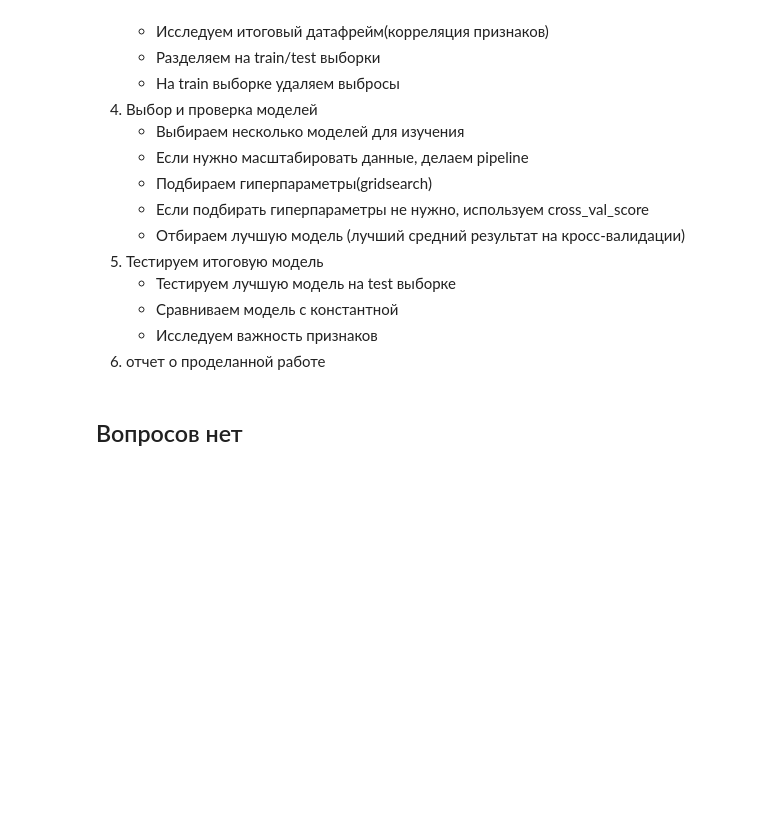
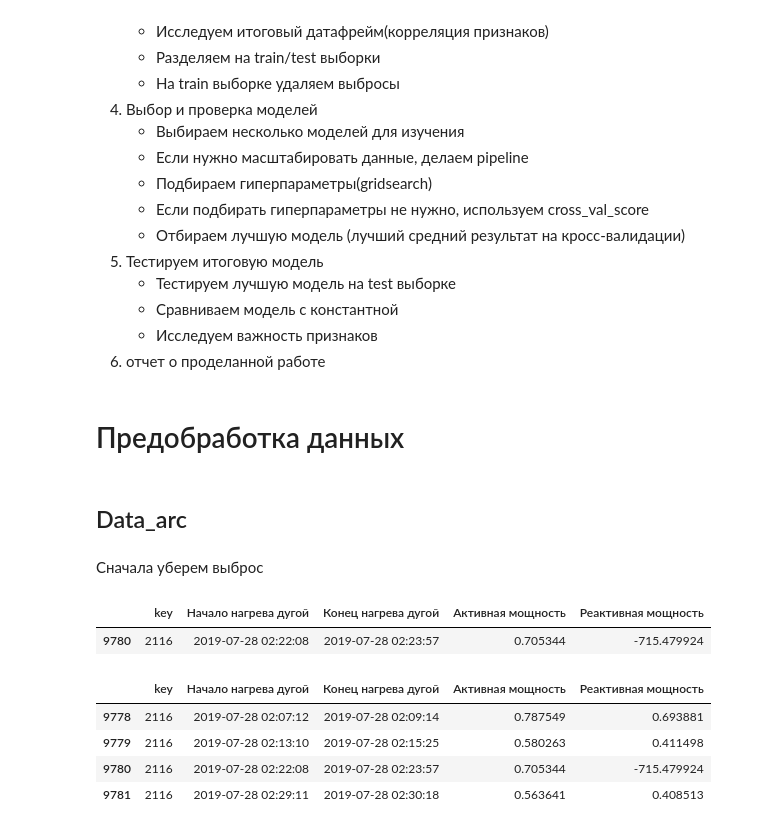
Before and after one commit to alex-blessed/YandexP-projects, a Jupyter notebook: Steel.ipynb, the cells around one changed output. Saved outputs shown, nothing was run; the diff lists cells and outputs as text; code cells hidden in the pictures; blank space fills up the shorter version.

```diff
--- a/Steel.ipynb
+++ b/Steel.ipynb
@@ -479,5 +479,24 @@ data_wire_time.sample(5, random_state=RANDOM_STATE)
     * Сравниваем модель с константной
     * Исследуем важность признаков
 6. отчет о проделанной работе
-# %% [markdown]
-## Вопросов нет
+# %% [markdown]
+# Предобработка данных
+# %% [markdown]
+## Data_arc
+# %% [markdown]
+Сначала уберем выброс
+# %%
+data_arc[data_arc['Реактивная мощность'] < 0]
+# %% [output]
+|  | key | Начало нагрева дугой | Конец нагрева дугой | Активная мощность | Реактивная мощность |
+| 9780 | 2116 | 2019-07-28 02:22:08 | 2019-07-28 02:23:57 | 0.705344 | -715.479924 |
+# %%
+keys_to_remove = []
+keys_to_remove.append(data_arc.loc[data_arc['Реактивная мощность'] < 0, 'key'].values[0])
+data_arc.query('key == @keys_to_remove[0]')
+# %% [output]
+|  | key | Начало нагрева дугой | Конец нагрева дугой | Активная мощность | Реактивная мощность |
+| 9778 | 2116 | 2019-07-28 02:07:12 | 2019-07-28 02:09:14 | 0.787549 | 0.693881 |
+| 9779 | 2116 | 2019-07-28 02:13:10 | 2019-07-28 02:15:25 | 0.580263 | 0.411498 |
+| 9780 | 2116 | 2019-07-28 02:22:08 | 2019-07-28 02:23:57 | 0.705344 | -715.479924 |
+| 9781 | 2116 | 2019-07-28 02:29:11 | 2019-07-28 02:30:18 | 0.563641 | 0.408513 |
```
Also changed, not shown: parts of 4 cells of this notebook.
